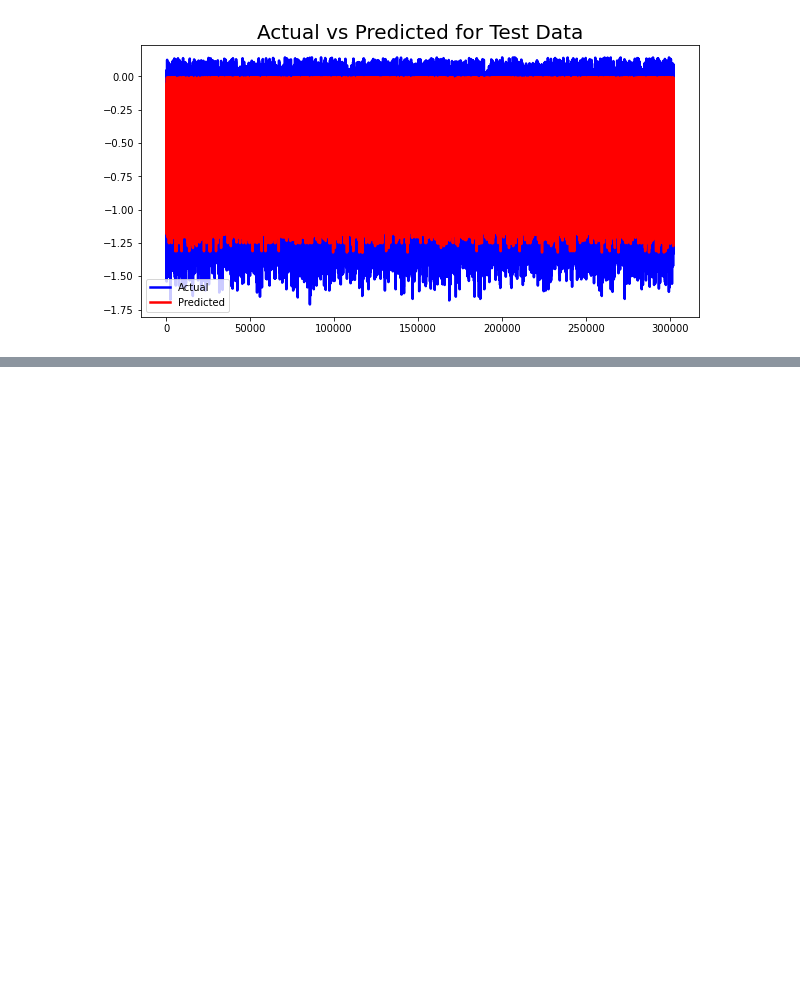
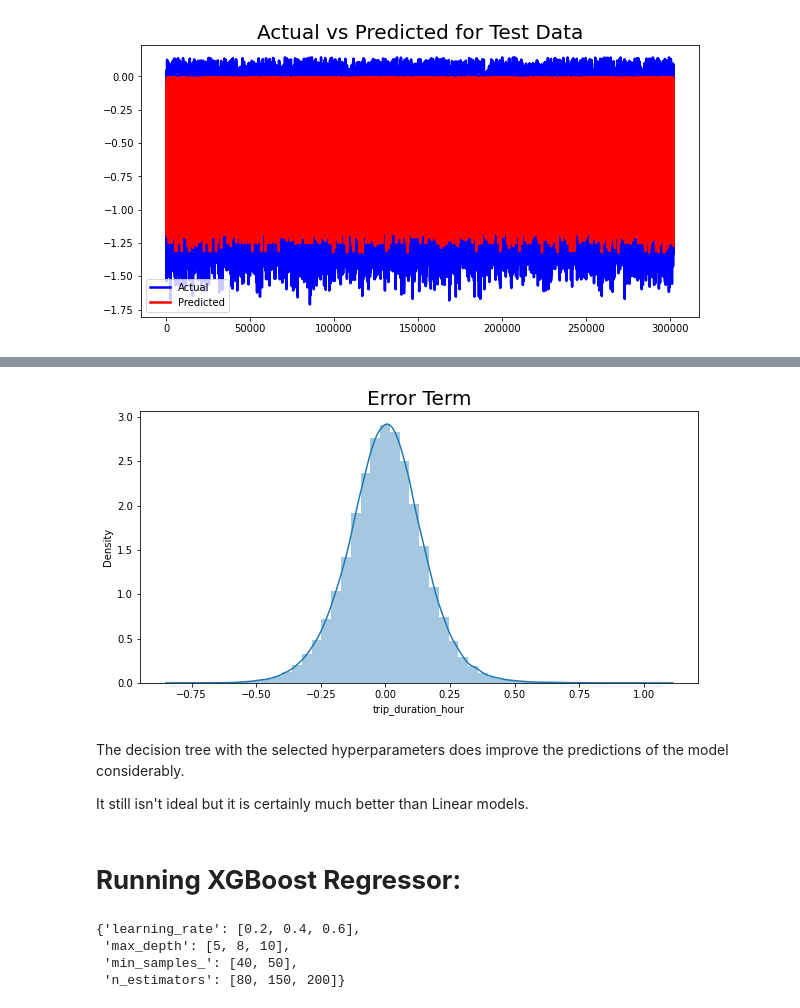
Before and after one commit to Manass20/NYC-Taxi-Trip-Time-Prediction---Capstone-Project, a Jupyter notebook: NYC_Taxi_Trip_Time_Prediction_Capstone_Project.ipynb, the cells around one changed output, grey strips where cells are left out. Cells and saved outputs as stored; diff of their text form; code cells hidden in the pictures; blank space fills up the shorter version.

```diff
--- a/NYC_Taxi_Trip_Time_Prediction_Capstone_Project.ipynb
+++ b/NYC_Taxi_Trip_Time_Prediction_Capstone_Project.ipynb
@@ -1362,0 +1214,13 @@ plt.show()
+# %%
+plt.figure(figsize=(10,5))
+sns.distplot(y_test - y_pred_dt_test )
+plt.title('Error Term', fontsize=20)
+plt.show()
+# %% [output]
+[figure, added]
+# %% [markdown]
+The decision tree with the selected hyperparameters does improve the predictions of the model considerably.
+
+It still isn't ideal but it is certainly much better than Linear models.
+# %% [markdown]
+# **Running XGBoost Regressor:**
@@ -1362,0 +1247,7 @@ plt.show()
+# %%
+param_xgb
+# %% [output]
+{'learning_rate': [0.2, 0.4, 0.6],
+ 'max_depth': [5, 8, 10],
+ 'min_samples_': [40, 50],
+ 'n_estimators': [80, 150, 200]}
```
Also changed, not shown: parts of 66 cells of this notebook.
